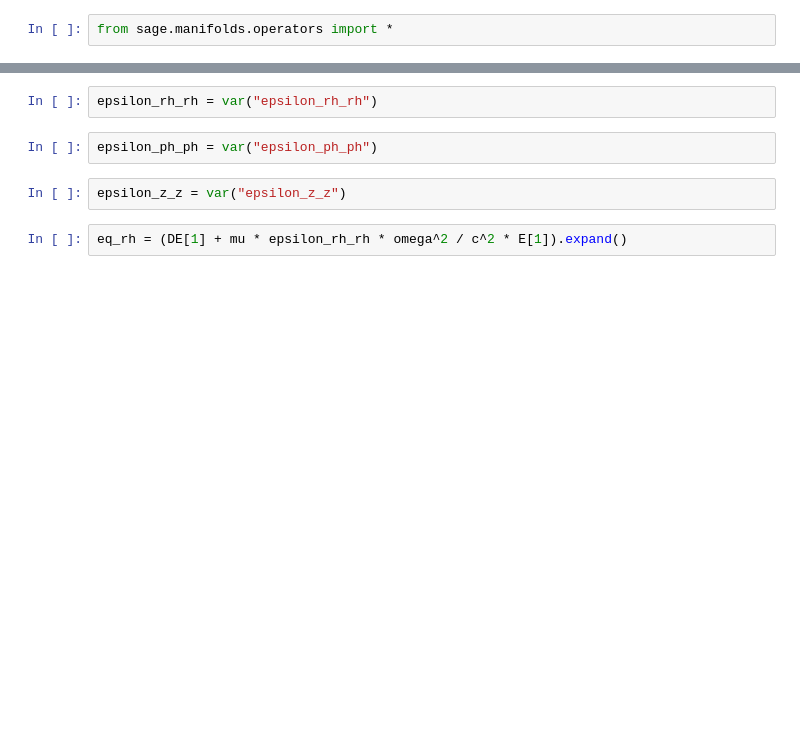
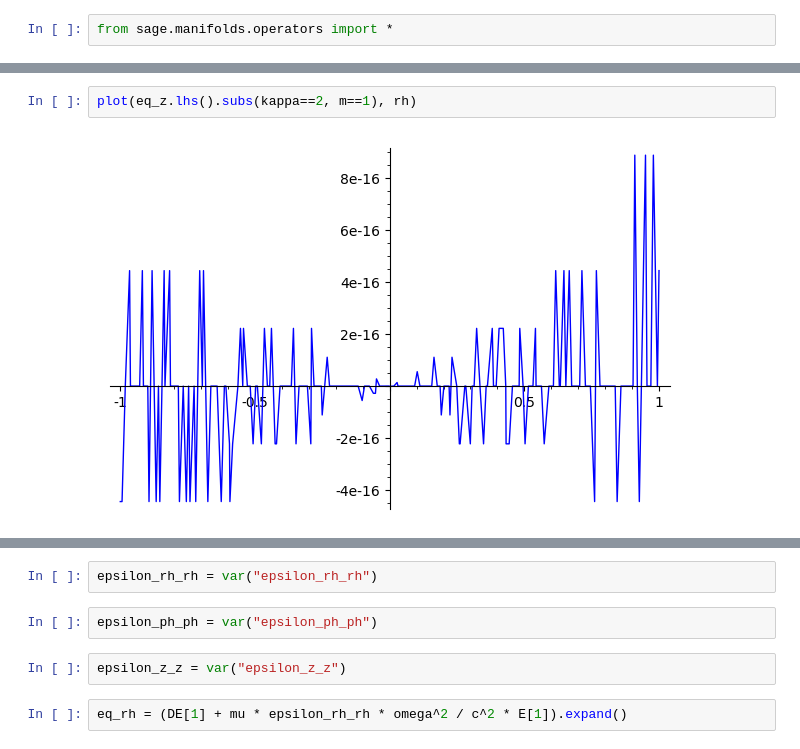
Before and after one commit to daju1/test, a Jupyter notebook: cyl_res.ipynb, the cells around one changed output, grey strips where cells are left out. Saved outputs shown, nothing was run; the diff lists cells and outputs as text; blank space fills up the shorter version.

```diff
--- a/cyl_res.ipynb
+++ b/cyl_res.ipynb
@@ -45,3 +123,7 @@ from sage.manifolds.operators import *
+# %%
+plot(eq_z.lhs().subs(kappa==2, m==1), rh)
+# %% [output]
+[figure, added]
 # %%
 rot_E = curl(E)
 rot_E.display()
```
Also changed, not shown: parts of 80 cells of this notebook.
